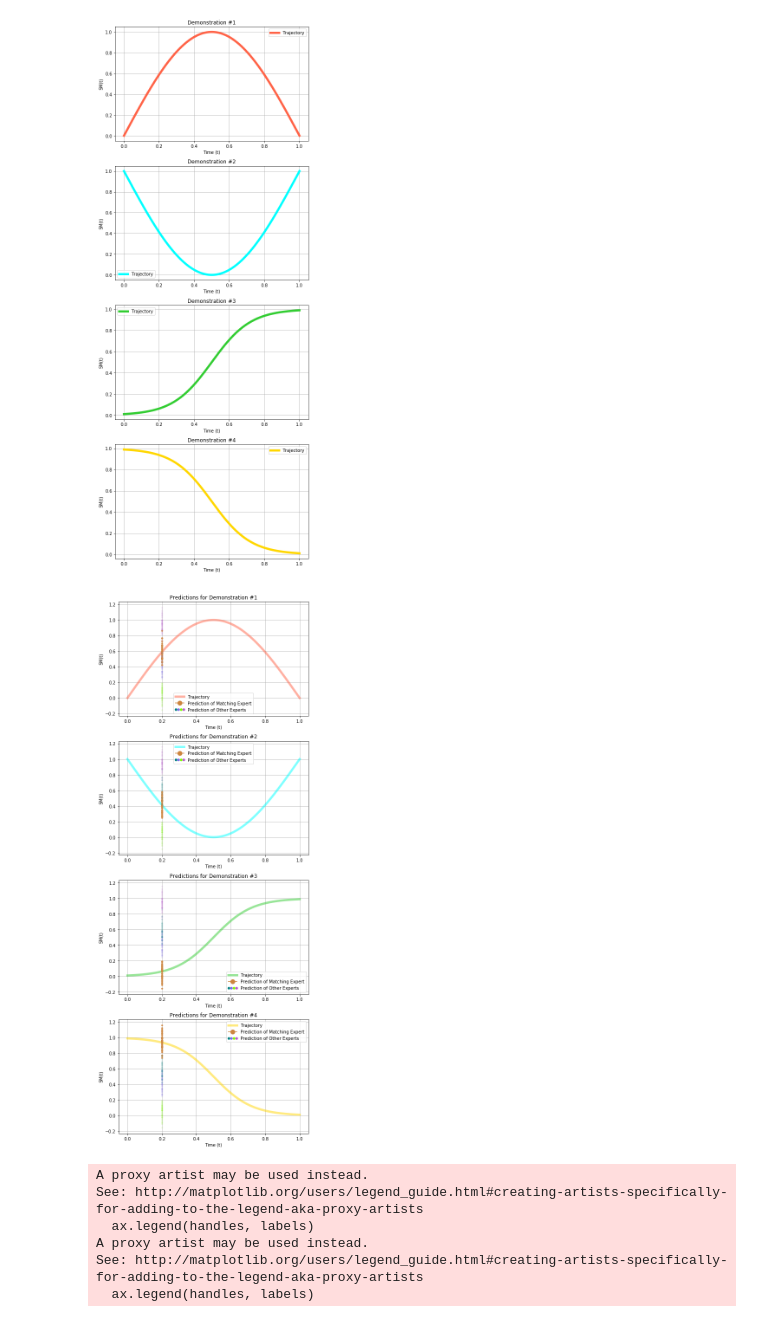
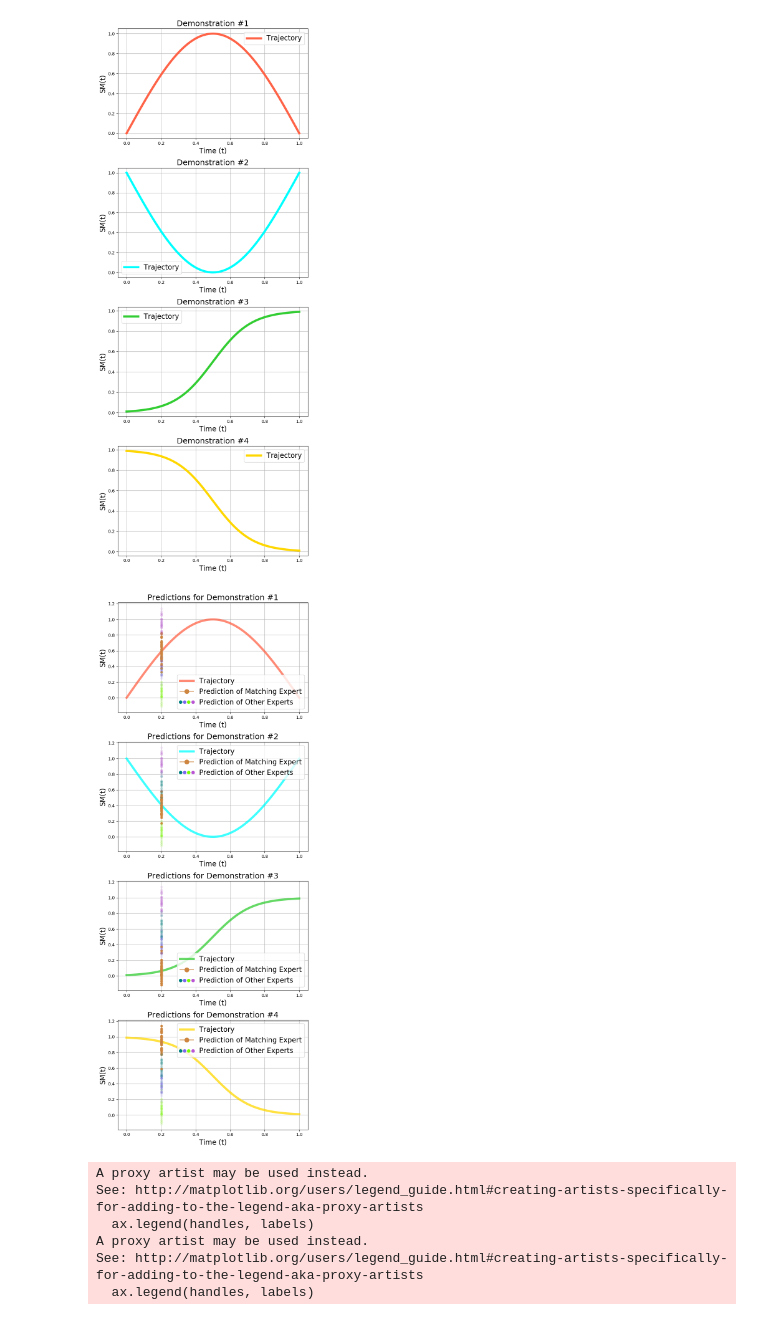
Before and after one commit to yildirimyigit/cnep, a Jupyter notebook: plots/plot_combined_cnep.ipynb, the cells around one changed output. Drawn from its saved outputs; the diff is of its cells as text; code cells hidden in the pictures.

```diff
--- a/plots/plot_combined_cnep.ipynb
+++ b/plots/plot_combined_cnep.ipynb
@@ -45,17 +45,17 @@ for i in range(num_samples):
     axs[i].grid(True)
     # axs[i].legend()
 
-    axs[i].set_xlabel('Time (t)')
-    axs[i].set_ylabel('SM(t)')
-    axs[i].set_title(f'Demonstration #{i+1}')
-    axs[i].legend()
+    axs[i].set_xlabel('Time (t)', fontsize=16)
+    axs[i].set_ylabel('SM(t)', fontsize=16)
+    axs[i].set_title(f'Demonstration #{i+1}', fontsize=18)
+    axs[i].legend(loc='best', fontsize=16)
 
 plt.tight_layout()
-# plt.savefig(f'{raw_data_path}data_{suffix}.png')
+plt.savefig(f'{raw_data_path}data_{suffix}.png')
 # plt.close()
 plt.show()
 # %% [output]
-[figure, old version]
+[figure, new version]
 # %%
 from matplotlib.lines import Line2D
 from matplotlib.legend_handler import HandlerTuple
@@ -73,47 +73,47 @@ pred_y0 = torch.distributions.Normal(y[0, test_ind, 0], torch.tensor([0.1])).sam
 pred_y1 = torch.distributions.Normal(y[1, test_ind, 0], torch.tensor([0.1])).sample([n_samp])
 pred_y2 = torch.distributions.Normal(y[2, test_ind, 0], torch.tensor([0.1])).sample([n_samp])
 pred_y3 = torch.distributions.Normal(y[3, test_ind, 0], torch.tensor([0.1])).sample([n_samp])
 
 plt_y_lim_up = torch.max(y) + 0.1
 plt_y_lim_low = torch.min(y) - 0.1
 
 
 fig, axs = plt.subplots(num_samples, 1, figsize=(7, 18))
 for i in range(num_samples):
 
     for j in range(n_samp):
-        axs[i].scatter(x[i, test_ind, 0], pred_y0[j], marker='.', color='peru' if i==0 else 'teal', alpha=0.99 if i==0 else 0.1, zorder=10)
-        axs[i].scatter(x[i, test_ind, 0], pred_y1[j], marker='.', color='peru' if i==1 else 'mediumslateblue', alpha=0.99 if i==1 else 0.1, zorder=10)
-        axs[i].scatter(x[i, test_ind, 0], pred_y2[j], marker='.', color='peru' if i==2 else 'lawngreen', alpha=0.99 if i==2 else 0.1, zorder=10)
-        axs[i].scatter(x[i, test_ind, 0], pred_y3[j], marker='.', color='peru' if i==3 else 'mediumorchid', alpha=0.99 if i==3 else 0.1, zorder=10)
+        axs[i].scatter(x[i, test_ind, 0], pred_y0[j], marker='.', s=90, color='peru' if i==0 else 'teal', alpha=0.99 if i==0 else 0.1, zorder=10)
+        axs[i].scatter(x[i, test_ind, 0], pred_y1[j], marker='.', s=90, color='peru' if i==1 else 'mediumslateblue', alpha=0.99 if i==1 else 0.1, zorder=10)
+        axs[i].scatter(x[i, test_ind, 0], pred_y2[j], marker='.', s=90, color='peru' if i==2 else 'lawngreen', alpha=0.99 if i==2 else 0.1, zorder=10)
+        axs[i].scatter(x[i, test_ind, 0], pred_y3[j], marker='.', s=90, color='peru' if i==3 else 'mediumorchid', alpha=0.99 if i==3 else 0.1, zorder=10)
 
-    axs[i].plot(x[i, :, 0].cpu(), y[i, :, 0].cpu(), color=colors[i], linewidth=5, label="Trajectory", alpha=0.5)
+    axs[i].plot(x[i, :, 0].cpu(), y[i, :, 0].cpu(), color=colors[i], linewidth=5, label="Trajectory", alpha=0.75)
     axs[i].grid(True)
 
     handles, labels = axs[i].get_legend_handles_labels()
     handles.extend([Line2D([0], [0], marker='o', markerfacecolor='peru', markersize=10, alpha=1, color='peru')])
     labels.extend(['Prediction of Matching Expert', "Prediction of Other Experts"])
 
 
     # create another legend with multiple keys and one value
 
-    others_handle = (Line2D([0], [0], marker='o', markerfacecolor='teal', markersize=5, alpha=1, color='teal'),
-                      Line2D([0], [0], marker='o', markerfacecolor='mediumslateblue', markersize=5, alpha=1, color='mediumslateblue'),
-                      Line2D([0], [0], marker='o', markerfacecolor='lawngreen', markersize=5, alpha=1, color='lawngreen'),
-                      Line2D([0], [0], marker='o', markerfacecolor='mediumorchid', markersize=5, alpha=1, color='mediumorchid'))
+    others_handle = (Line2D([0], [0], marker='o', markerfacecolor='teal', markersize=7, alpha=1, color='teal'),
+                      Line2D([0], [0], marker='o', markerfacecolor='mediumslateblue', markersize=7, alpha=1, color='mediumslateblue'),
+                      Line2D([0], [0], marker='o', markerfacecolor='lawngreen', markersize=7, alpha=1, color='lawngreen'),
+                      Line2D([0], [0], marker='o', markerfacecolor='mediumorchid', markersize=7, alpha=1, color='mediumorchid'))
 
     handles.extend([others_handle])
 
 
-    axs[i].set_xlabel('Time (t)')
-    axs[i].set_ylabel('SM(t)')
-    axs[i].set_title(f'Predictions for Demonstration #{i+1}')
-    axs[i].legend(handles=handles, labels=labels, handler_map={tuple: HandlerTuple(ndivide=None)})
+    axs[i].set_xlabel('Time (t)', fontsize=16)
+    axs[i].set_ylabel('SM(t)', fontsize=16)
+    axs[i].set_title(f'Predictions for Demonstration #{i+1}', fontsize=18)
+    axs[i].legend(handles=handles, loc='best', fontsize=16, labels=labels, handler_map={tuple: HandlerTuple(ndivide=None)})
 
 plt.tight_layout()
 plt.show()
 # %% [output]
-[figure, old version]
+[figure, new version]
 # %%
 import matplotlib.pyplot as plt
 from matplotlib.legend_handler import HandlerTuple
```
Also changed, not shown: 22 other files.
